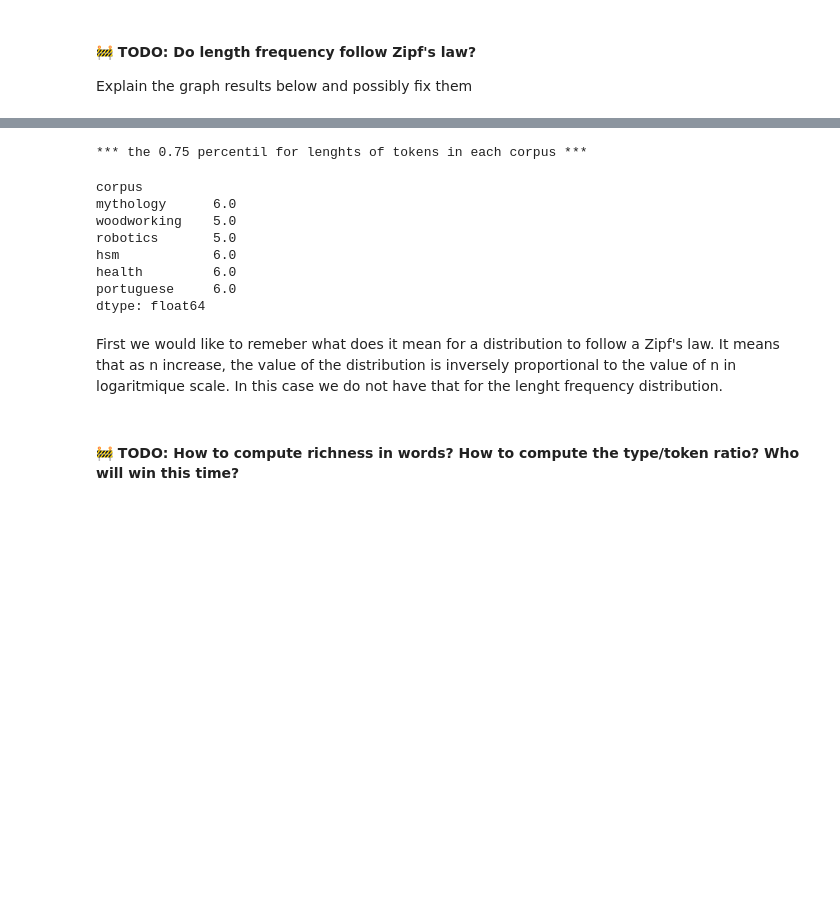
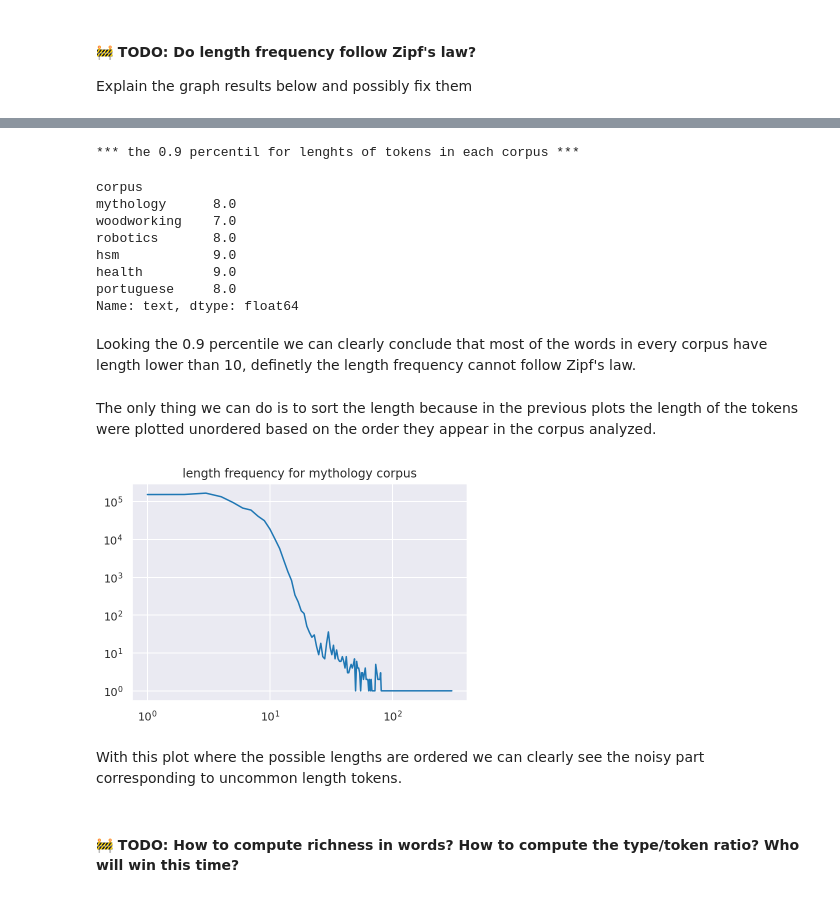
Before and after one commit to jlopetegui98/HandsOn-NLP, a Jupyter notebook: TP1/HoNLP_week1.ipynb, the cells around one changed output, grey strips where cells are left out. Cells and saved outputs as stored; diff of their text form; code cells hidden in the pictures; blank space fills up the shorter version.

Commit message:
Added explanation of length frequency and Zipf's law. Also added a correction of the length frequency plot as it is proposed.

```diff
--- a/TP1/HoNLP_week1.ipynb
+++ b/TP1/HoNLP_week1.ipynb
@@ -811,18 +816,27 @@ dtype: float64
 # %%
-print("\n*** the 0.75 percentil for lenghts of tokens in each corpus ***")
+print("\n*** the 0.9 percentil for lenghts of tokens in each corpus ***")
 display(tokens.map(percentil_len_toks))
 # %% [output]
-*** the 0.75 percentil for lenghts of tokens in each corpus ***
+*** the 0.9 percentil for lenghts of tokens in each corpus ***
 corpus
-mythology      6.0
-woodworking    5.0
-robotics       5.0
-hsm            6.0
-health         6.0
-portuguese     6.0
-dtype: float64
+mythology      8.0
+woodworking    7.0
+robotics       8.0
+hsm            9.0
+health         9.0
+portuguese     8.0
+Name: text, dtype: float64
-# %% [markdown]
-First we would like to remeber what does it mean for a distribution to follow a Zipf's law. It means that as n increase, the value of the distribution is inversely proportional to the value of n in logaritmique scale. In this case we do not have that for the lenght frequency distribution.
+# %% [markdown]
+Looking the 0.9 percentile we can clearly conclude that most of the words in every corpus have length lower than 10, definetly the length frequency cannot follow Zipf's law.
+# %% [markdown]
+The only thing we can do is to sort the length because in the previous plots the length of the tokens were plotted unordered based on the order they appear in the corpus analyzed.
+# %%
+myth_len_freqs.sort_index(ascending=True).plot(title="length frequency for mythology corpus", loglog=True)
+plt.show()
+# %% [output]
+[figure, added]
+# %% [markdown]
+With this plot where the possible lengths are ordered we can clearly see the noisy part corresponding to uncommon length tokens.
 # %% [markdown]
 #### 🚧 TODO: How to compute richness in words? How to compute the type/token ratio? Who will win this time?
 # %%
```
Also changed, not shown: parts of 46 cells of this notebook.
